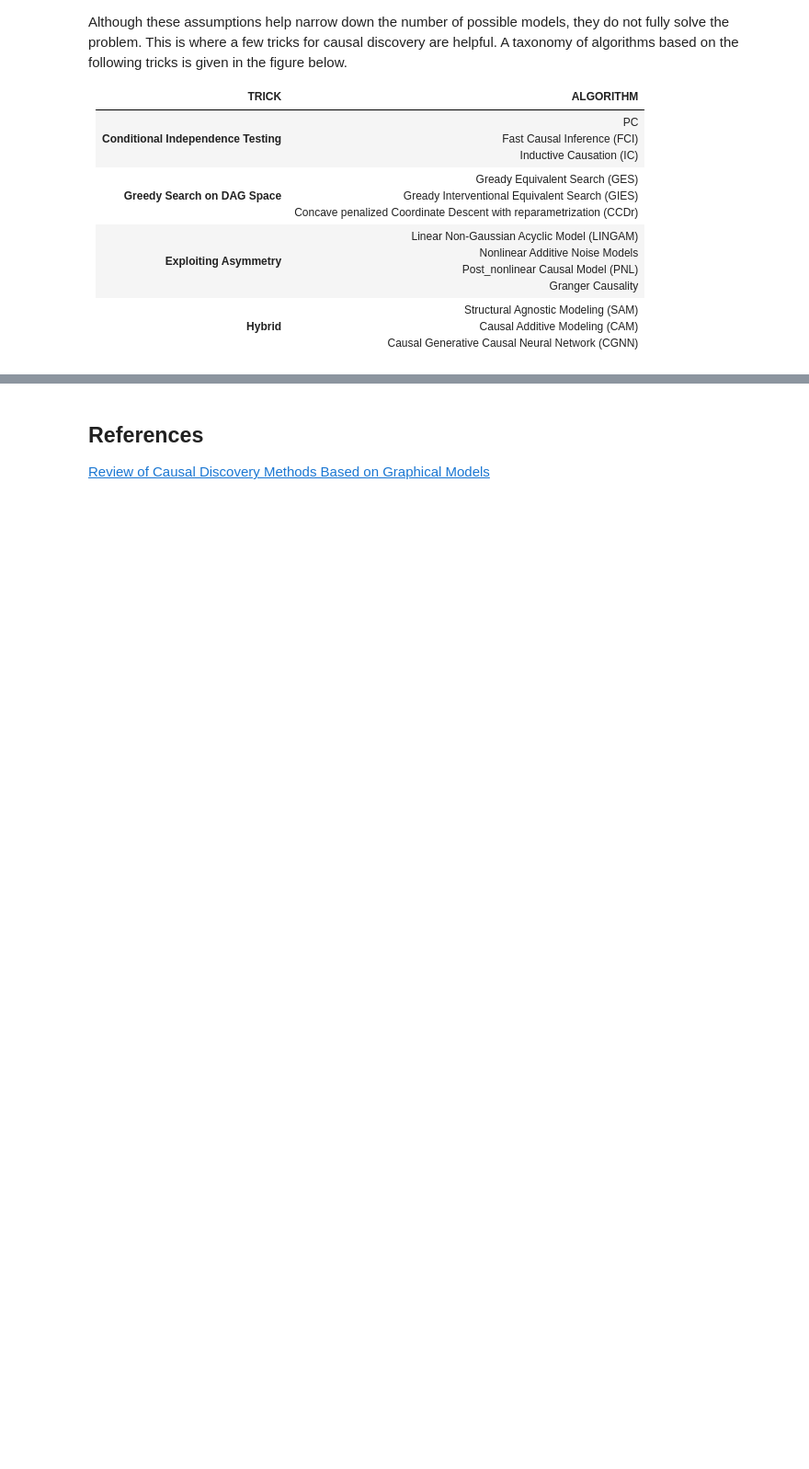
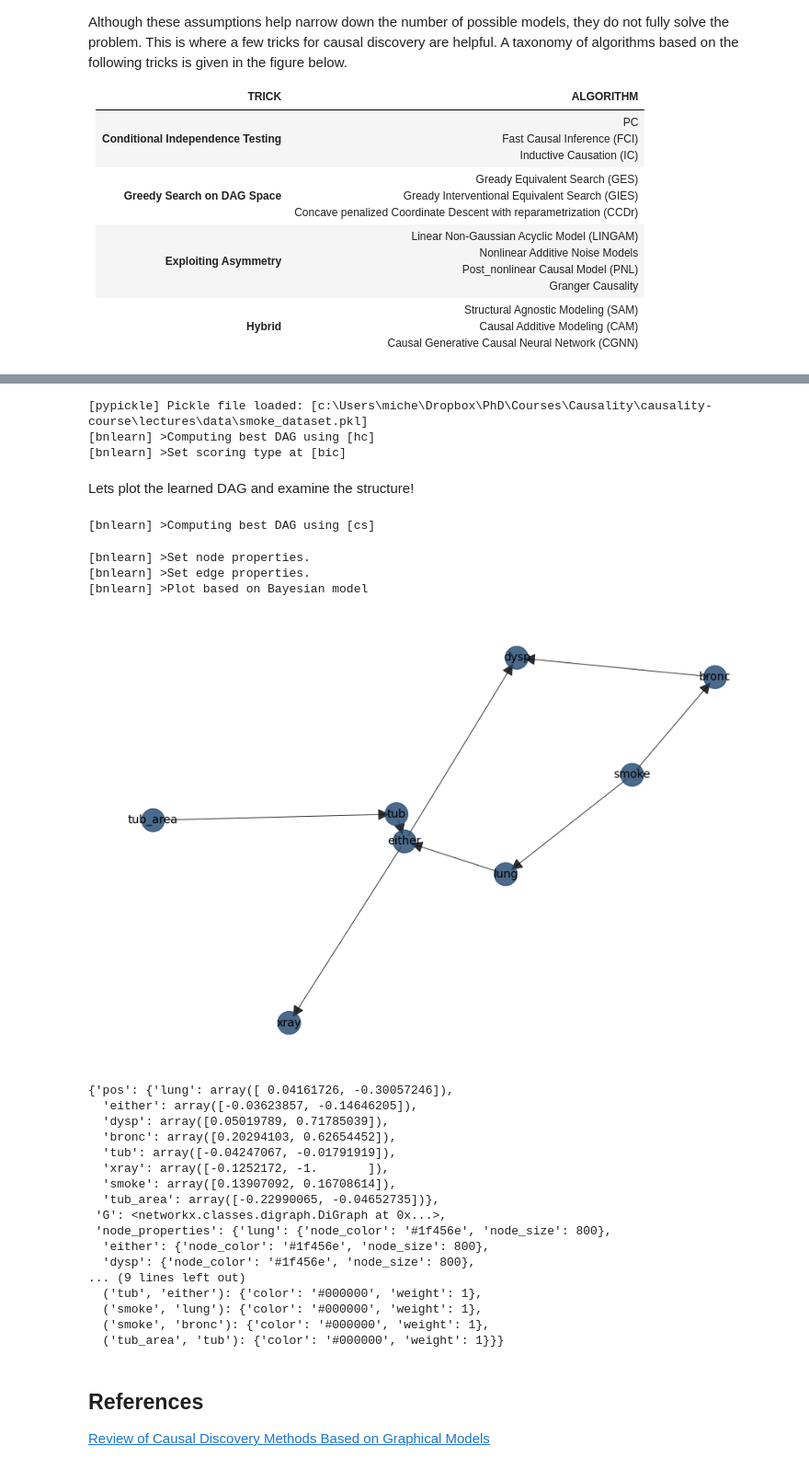
Before and after one commit to Ci2Lab/Applied_Causal_Inference_Course, a Jupyter notebook: lectures/CH-6-Causal-structure-learning.ipynb, the cells around one changed output, grey strips where cells are left out. Shown at 92% size. Saved outputs shown, nothing was run; the diff lists cells and outputs as text; code cells hidden in the pictures; blank space fills up the shorter version.

Commit message:
Update CH-6-Causal-structure-learning.ipynb
Added python sim on structure learning

```diff
--- a/lectures/CH-6-Causal-structure-learning.ipynb
+++ b/lectures/CH-6-Causal-structure-learning.ipynb
@@ -82,0 +197,2 @@ We will make use of the *bnlearn* library (built on top of the extensive *pgmpy*
+# %%
+q2 = bn.inference.fit(DAG, variables=['bronc'], evidence={'smoke':1})
@@ -82,0 +211,2 @@ We will make use of the *bnlearn* library (built on top of the extensive *pgmpy*
+# %%
+q3 = bn.inference.fit(DAG, variables=['lung'], evidence={'smoke':1, 'bronc':1})
@@ -82,0 +225,2 @@ We will make use of the *bnlearn* library (built on top of the extensive *pgmpy*
+# %%
+q4 = bn.inference.fit(DAG, variables=['bronc','lung'], evidence={'smoke':1, 'xray':0})
@@ -83,3 +245,44 @@ We will make use of the *bnlearn* library (built on top of the extensive *pgmpy*
+# %%
+df = bn.load(filepath='data/smoke_dataset.pkl')
+# Structure learning on the data set
+model = bn.structure_learning.fit(df, methodtype='hc', scoretype='bic')
+# %% [output]
+[pypickle] Pickle file loaded: [c:\Users\miche\Dropbox\PhD\Courses\Causality\causality-course\lectures\data\smoke_dataset.pkl]
+[bnlearn] >Computing best DAG using [hc]
+[bnlearn] >Set scoring type at [bic]
+# %% [markdown]
+Lets plot the learned DAG and examine the structure!
+# %%
+model = bn.structure_learning.fit(df, methodtype='cs', scoretype='bic')
+
+# Compute edge strength with the chi_square test statistic
+# model = bn.independence_test(model, df, test='chi_square')
+
+# Plot the DAG
+bn.plot(model, interactive=False)
+# %% [output]
+[bnlearn] >Computing best DAG using [cs]
+[bnlearn] >Set node properties.
+[bnlearn] >Set edge properties.
+[bnlearn] >Plot based on Bayesian model
+[figure, added]
+{'pos': {'lung': array([ 0.04161726, -0.30057246]),
+  'either': array([-0.03623857, -0.14646205]),
+  'dysp': array([0.05019789, 0.71785039]),
+  'bronc': array([0.20294103, 0.62654452]),
+  'tub': array([-0.04247067, -0.01791919]),
+  'xray': array([-0.1252172, -1.       ]),
+  'smoke': array([0.13907092, 0.16708614]),
+  'tub_area': array([-0.22990065, -0.04652735])},
+ 'G': <networkx.classes.digraph.DiGraph at 0x...>,
+ 'node_properties': {'lung': {'node_color': '#1f456e', 'node_size': 800},
+  'either': {'node_color': '#1f456e', 'node_size': 800},
+  'dysp': {'node_color': '#1f456e', 'node_size': 800},
+... (9 lines left out)
+  ('tub', 'either'): {'color': '#000000', 'weight': 1},
+  ('smoke', 'lung'): {'color': '#000000', 'weight': 1},
+  ('smoke', 'bronc'): {'color': '#000000', 'weight': 1},
+  ('tub_area', 'tub'): {'color': '#000000', 'weight': 1}}}
 # %% [markdown]
 ## References
 
```
Also changed, not shown: parts of 16 cells of this notebook.
